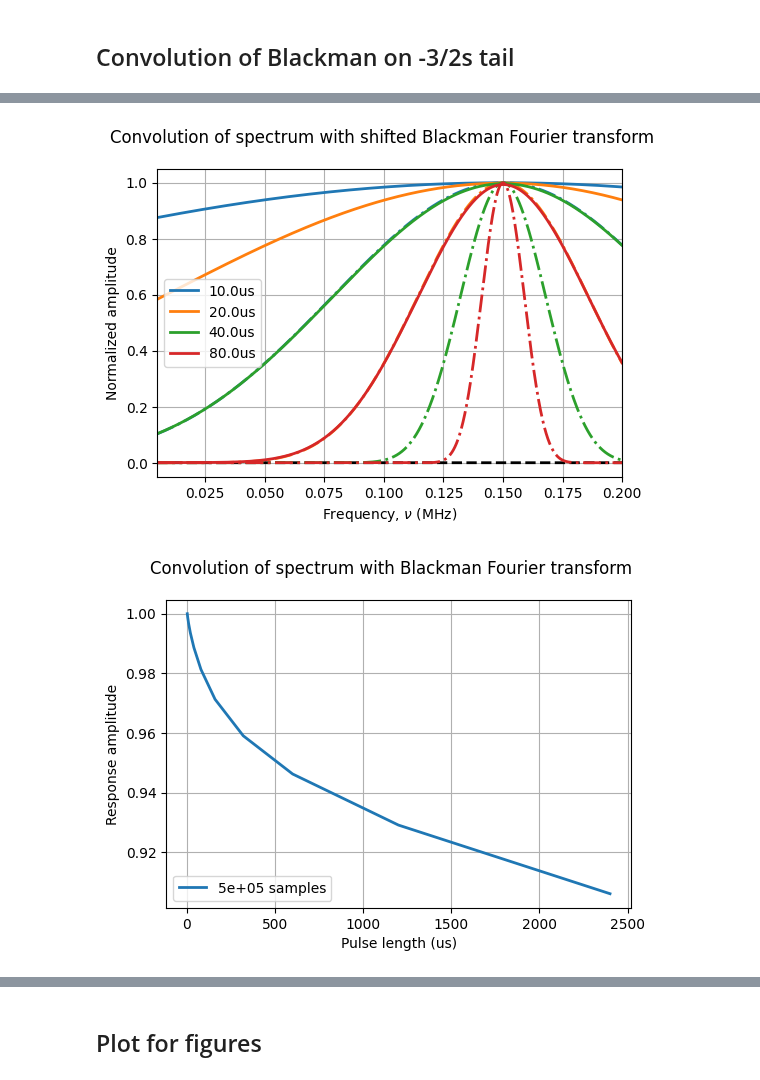
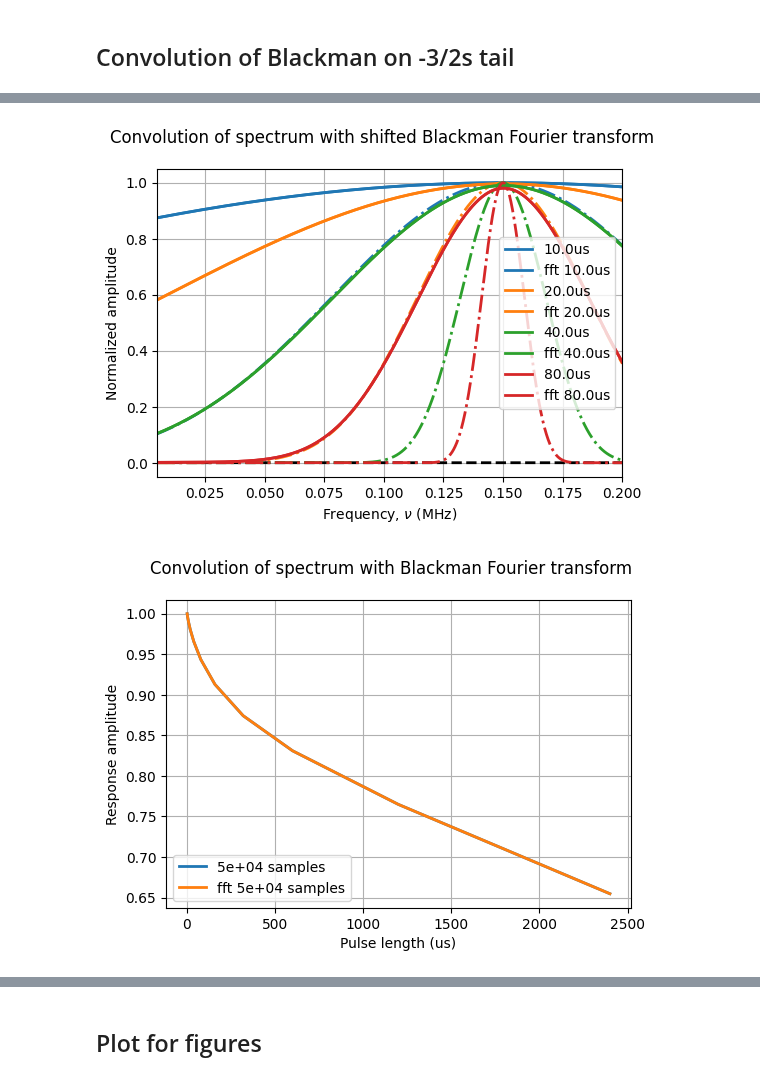
Before and after one commit to colinjdale/ChiPyLab, a Jupyter notebook: examples/plot_blackman_envelope.ipynb, the cells around one changed output, grey strips where cells are left out. Saved outputs shown, nothing was run; the diff lists cells and outputs as text; code cells hidden in the pictures.

```diff
--- a/examples/plot_blackman_envelope.ipynb
+++ b/examples/plot_blackman_envelope.ipynb
@@ -84,12 +84,12 @@ plt.show()
 # %% [markdown]
 ## Convolution of Blackman on -3/2s tail
 # %%
-from scipy.signal import fftconvolve
+from scipy.signal import fftconvolve, convolve
 
 colors = plt.rcParams['axes.prop_cycle'].by_key()['color']
 
 # --- Parameters ---
-# Time widths of Blackman window .
+# Time widths of Blackman window.
 t_list = np.array([2.5, 5, 10, 20, 40, 80, 160, 320, 600, 1.2e3, 2.4e3])
 
 nu_s = 0.150            # Frequency shift of Blackman window.
@@ -99,7 +99,7 @@ x_i = gamma             # Lorentzian to -3/2s tail roll-over.
 U_trap = 0.2            # Trap depth
 
 # --- Frequency grid ---
-samples = 5e5
+samples = 5e4
 nu = np.linspace(-2, 2, int(samples))
 ind_nu_s = np.argmin(np.abs(nu - nu_s))  # Find index of closest value to nu_s.
 ind_x_i = np.argmin(np.abs(nu - x_i))  # Find index of closest value to x_i.
@@ -122,7 +122,10 @@ def spectrum(nu, x_i):
 S = spectrum(nu, x_i=x_i)
 
 # --- Convolution (normalized) ---
-C = np.array([fftconvolve(S, B(t), mode='same') for t in t_list])
+C_fft = np.array([fftconvolve(S, B(t), mode='same') for t in t_list])
+C_fft /= np.max(C_fft[0])  # Normalize arbitrarily for clarity.
+
+C = np.array([convolve(S, B(t), mode='same', method='direct') for t in t_list])
 C /= np.max(C[0])  # Normalize arbitrarily for clarity.
 # %%
 # --- Plot results ---
@@ -130,7 +133,8 @@ fig, ax = plt.subplots(figsize=(6, 4))
 # plt.plot(nu, L / np.max(L), label="Lorentzian", color="tab:blue", lw=2)
 ax.plot(nu, S / np.max(S[ind_x_i]), label="Spectrum", color="tab:blue", lw=2)
 ax.plot(nu, B(20) / np.max(B(20)), label="Blackman FT 20us", color="tab:orange", lw=2)
-ax.plot(nu, C[3], label="Convolution", color="tab:green", lw=2)
+ax.plot(nu, C[3], label="convolve", color="tab:green", lw=2)
+ax.plot(nu, C_fft[3], label="fftconvolve", color="tab:red", lw=2)
 fig.suptitle("Convolution of Lorentzian with shifted Blackman Fourier transform")
 ax.set(xlabel="Frequency (ν)", ylabel="Normalized amplitude", xlim=(x_i, U_trap),
        ylim=(-0.1, 1))
@@ -143,6 +147,7 @@ ax.plot(nu, S / np.max(S), "--k", lw=2)
 for i, t in enumerate(t_list[2:6]):
     color = colors[i]
     plt.plot(nu, C[i], '-', label=f"{t}us", lw=2, color=color)
+    plt.plot(nu, C_fft[i], '-', label=f"fft {t}us", lw=2, color=color)
     plt.plot(nu, B(t) / np.max(B(t)), '-.', lw=2, color=colors[i])
 fig.suptitle("Convolution of spectrum with shifted Blackman Fourier transform")
 ax.set(xlabel=r"Frequency, $\nu$ (MHz)", ylabel="Normalized amplitude", xlim=(x_i, U_trap))
@@ -152,6 +157,7 @@ plt.show()
 
 fig, ax = plt.subplots(figsize=(6, 4))
 ax.plot(t_list, [Ci[ind_nu_s] for Ci in C], lw=2, label=f'{samples:.0e} samples')
+ax.plot(t_list, [Ci[ind_nu_s] for Ci in C_fft], lw=2, label=f'fft {samples:.0e} samples')
 # ax.plot(t_list, lin_func(t_list), '--')
 # ax.plot(t_list, v_low_samples_C, lw=2, label='5e3 samples')
 # # ax.plot(t_list, low_samples_C, lw=2, label='5e4 samples')
@@ -168,2 +174,2 @@ plt.show()
-[figure, old version]
+[figure, new version]
-[figure, old version]
+[figure, new version]
```
Also changed, not shown: parts of 14 cells of this notebook, 5 other files.
